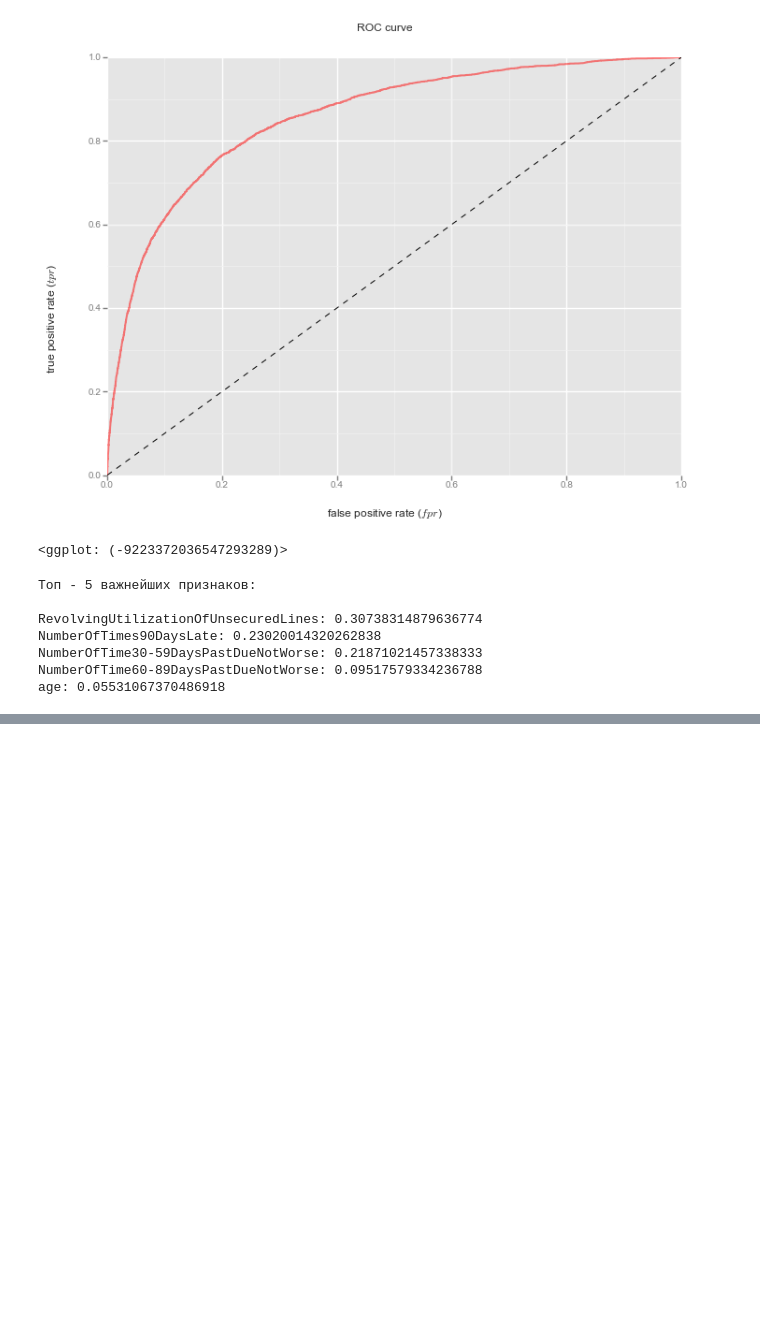
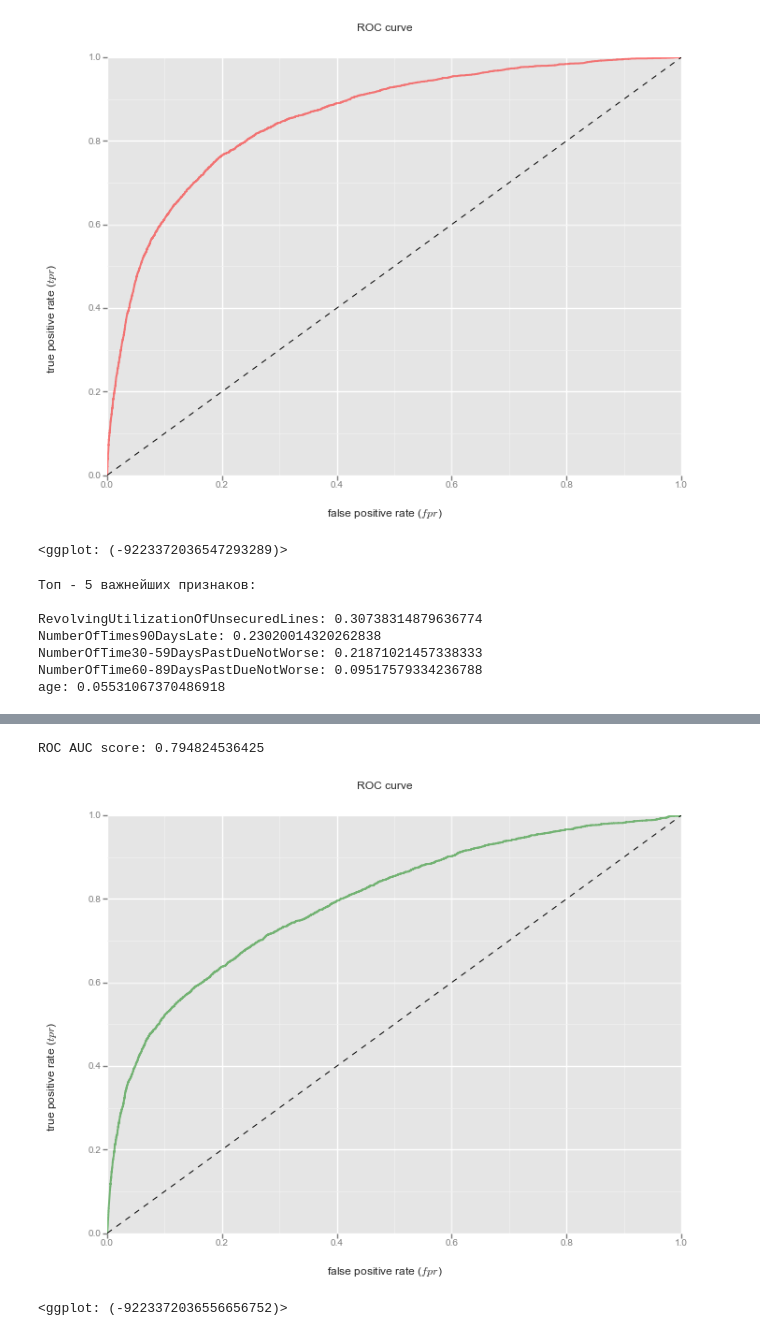
Before and after one commit to dbulgakov/HSE_DataMiningHW, a Jupyter notebook: Practical ML/FinalProject/Prj.ipynb, the cells around one changed output, grey strips where cells are left out. Drawn from its saved outputs; the diff is of its cells as text; code cells hidden in the pictures; blank space fills up the shorter version.

```diff
--- a/Practical ML/FinalProject/Prj.ipynb
+++ b/Practical ML/FinalProject/Prj.ipynb
@@ -329,0 +332,16 @@ age: 0.05531067370486918
+# %%
+#создаем объект класса XGBClassifier() с определенным набором параметров
+lr = LogisticRegression(class_weight = 'balanced', random_state = RND_STATE)
+#устанавливаем диапозон параметров для скользящего контроля
+lr_params = {'penalty': ['l1', 'l2'],
+             'C': [0.5, 0.8, 1.0]}
+#создаем объект класса GridSearchCV()
+lr_cv = GridSearchCV(lr, param_grid = lr_params, scoring = 'roc_auc', cv = folds)
+#обучаемся на обучающей выборке
+lr_cv.fit(X_train, y_train)
+#делаем предсказание меток класса на тестовой
+lr_cv_predict = lr_cv.predict(X_test)
+#делаем предсказание вероятности класса на тестовой
+lr_cv_predict_proba = lr_cv.predict_proba(X_test)[:, 1]
+#вычисляем значение метрики
+roc_auc_lr = roc_auc_score(y_test, lr_cv_predict_proba)
@@ -329,0 +353,2 @@ age: 0.05531067370486918
+# %%
+fpr, tpr, thresholds = roc_curve(y_test, lr_cv_predict_proba)
@@ -329,0 +369,13 @@ age: 0.05531067370486918
+# %%
+print("ROC AUC score:", auc(fpr, tpr))
+# %% [output]
+ROC AUC score: 0.794824536425
+# %%
+df = pd.DataFrame(dict(fpr = fpr, tpr = tpr))
+ggplot(df, aes(x = 'fpr', y ='tpr')) +\
+    geom_line(color='green', size = 2, alpha = 0.5) +\
+    geom_abline(linetype = 'dashed') +\
+    xlab("false positive rate ($fpr$)") + ylab("true positive rate ($tpr$)") + ggtitle("ROC curve")
+# %% [output]
+[figure, added]
+<ggplot: (-9223372036556656752)>
```
Also changed, not shown: parts of 4 cells of this notebook.
